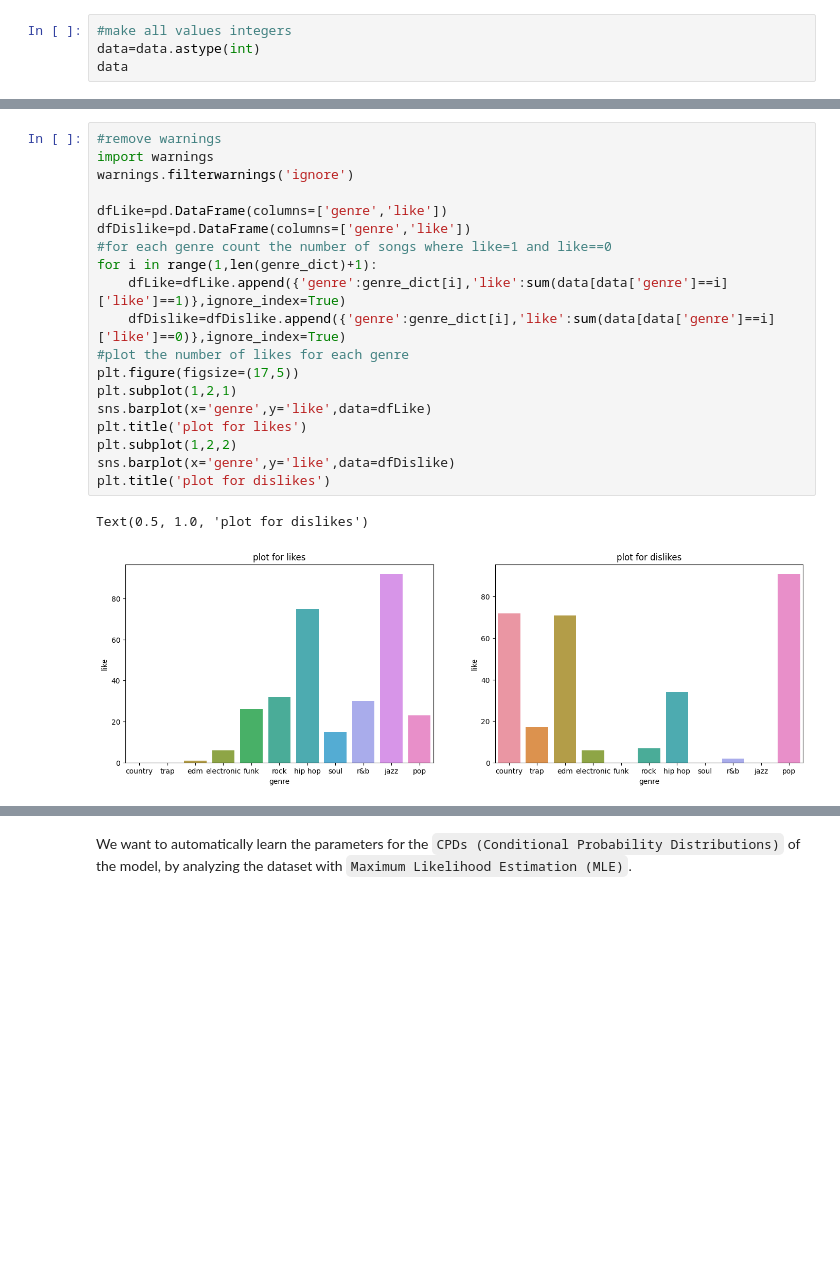
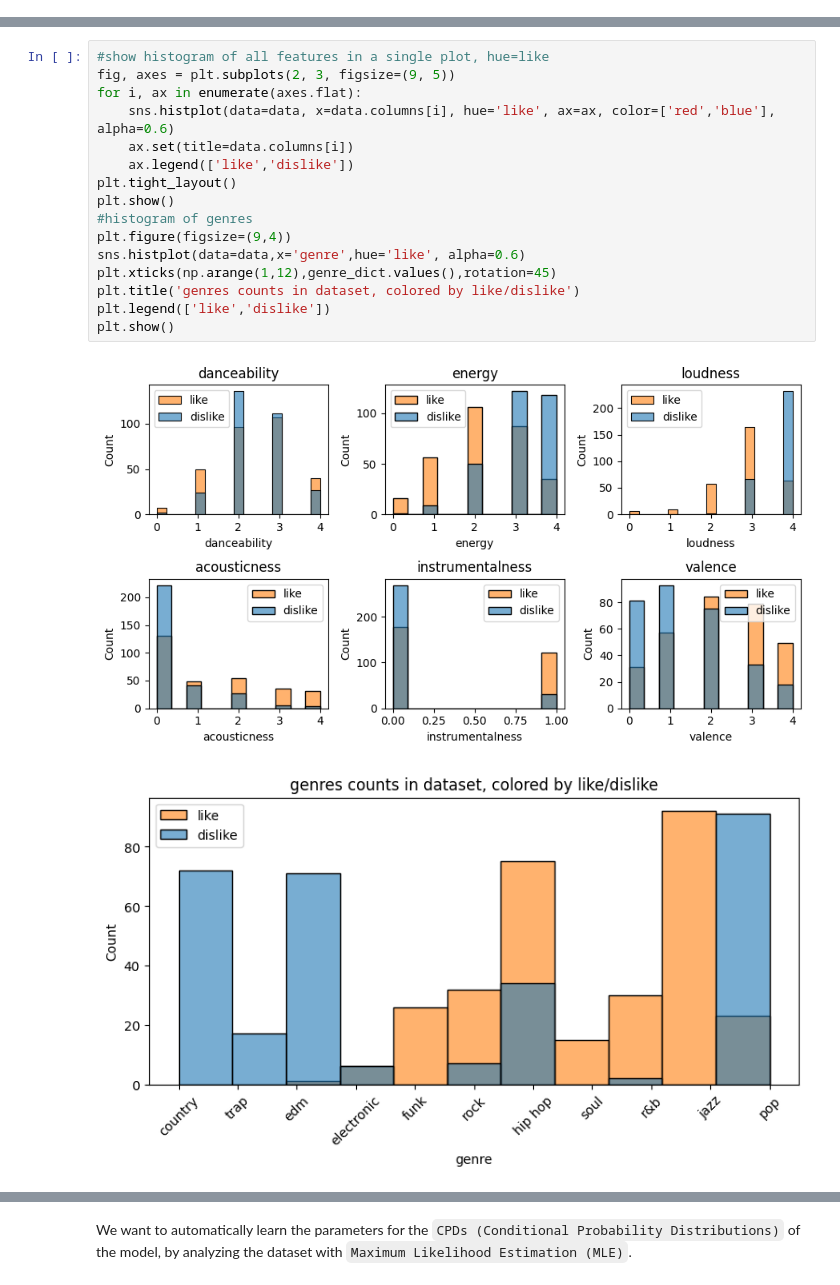
Before and after one commit to danielenapo/Bayesify, a Jupyter notebook: Bayesify.ipynb, the cells around one changed output, grey strips where cells are left out. Saved outputs shown, nothing was run; the diff lists cells and outputs as text; blank space fills up the shorter version.

Commit message:
comments and better graphs

```diff
--- a/Bayesify.ipynb
+++ b/Bayesify.ipynb
@@ -53,4 +69,0 @@ Now let's take a look at the distribution of all the variables to get an idea of
-# %%
-#make all values integers
-data=data.astype(int)
-data
@@ -84,23 +70,20 @@ array([[<AxesSubplot: title={'center': 'danceability'}>,
-# %%
-#remove warnings
-import warnings
-warnings.filterwarnings('ignore')
-
-dfLike=pd.DataFrame(columns=['genre','like'])
-dfDislike=pd.DataFrame(columns=['genre','like'])
-#for each genre count the number of songs where like=1 and like==0
-for i in range(1,len(genre_dict)+1):
-    dfLike=dfLike.append({'genre':genre_dict[i],'like':sum(data[data['genre']==i]['like']==1)},ignore_index=True)
-    dfDislike=dfDislike.append({'genre':genre_dict[i],'like':sum(data[data['genre']==i]['like']==0)},ignore_index=True)
-#plot the number of likes for each genre
-plt.figure(figsize=(17,5))
-plt.subplot(1,2,1)
-sns.barplot(x='genre',y='like',data=dfLike)
-plt.title('plot for likes')
-plt.subplot(1,2,2)
-sns.barplot(x='genre',y='like',data=dfDislike)
-plt.title('plot for dislikes')
-# %% [output]
-Text(0.5, 1.0, 'plot for dislikes')
-[figure, removed]
+# %%
+#show histogram of all features in a single plot, hue=like
+fig, axes = plt.subplots(2, 3, figsize=(9, 5))
+for i, ax in enumerate(axes.flat):
+    sns.histplot(data=data, x=data.columns[i], hue='like', ax=ax, color=['red','blue'], alpha=0.6)
+    ax.set(title=data.columns[i])
+    ax.legend(['like','dislike'])
+plt.tight_layout()
+plt.show()
+#histogram of genres
+plt.figure(figsize=(9,4))
+sns.histplot(data=data,x='genre',hue='like', alpha=0.6)
+plt.xticks(np.arange(1,12),genre_dict.values(),rotation=45)
+plt.title('genres counts in dataset, colored by like/dislike')
+plt.legend(['like','dislike'])
+plt.show()
+# %% [output]
+[figure, added]
+[figure, added]
 # %% [markdown]
```
Also changed, not shown: parts of 70 cells of this notebook, 6 other files.
